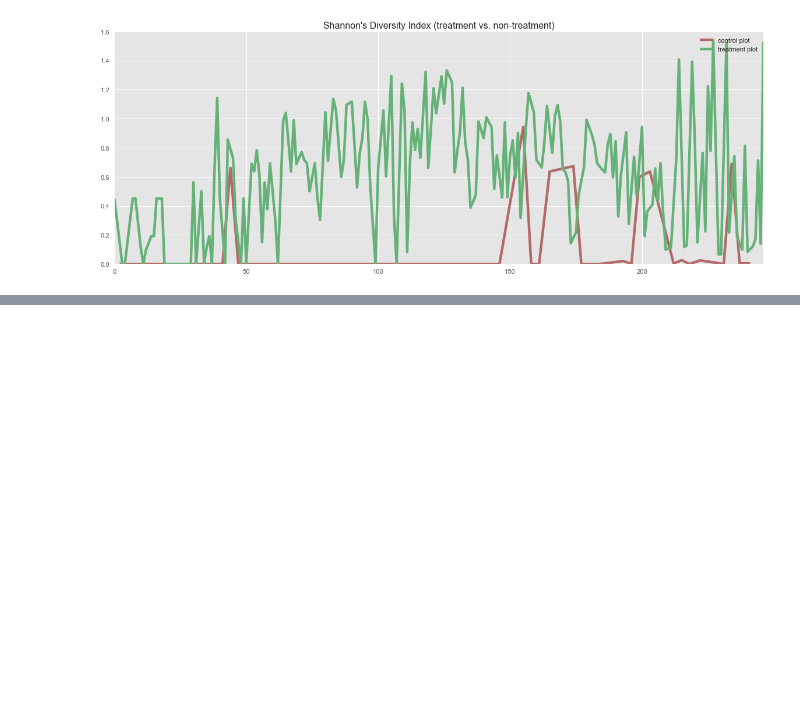
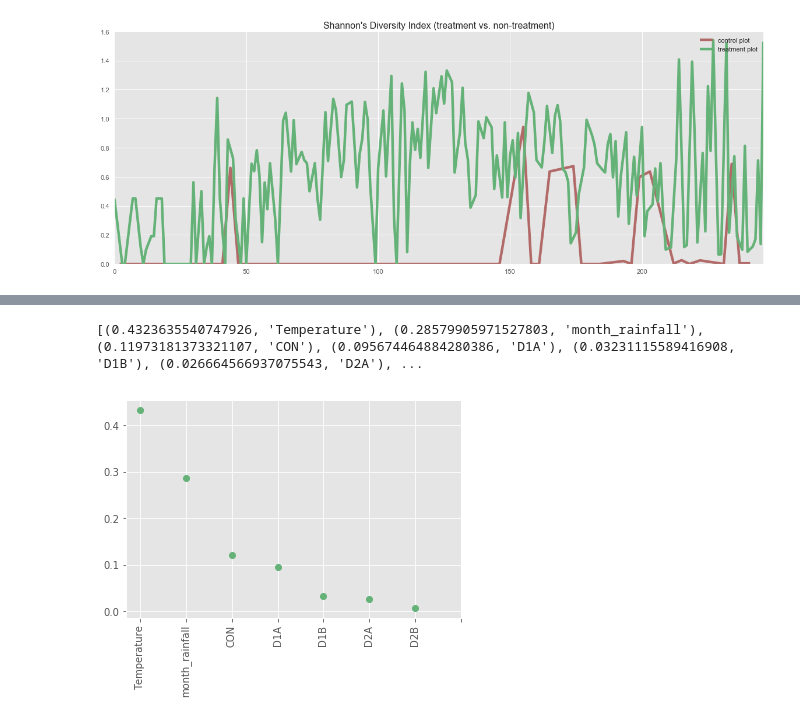
Before and after one commit to davified/carpark-7, a Jupyter notebook: data-visualisation.ipynb, the cells around one changed output, grey strips where cells are left out. Saved outputs shown, nothing was run; the diff lists cells and outputs as text; code cells hidden in the pictures; blank space fills up the shorter version.

```diff
--- a/data-visualisation.ipynb
+++ b/data-visualisation.ipynb
@@ -268,0 +520,5 @@ plt.savefig('./charts/Shannons Diversity Index (treatment vs. non-treatment).png
+# %%
+plot_feature_importances(model_3, df_for_modelling)
+# %% [output]
+[(0.4323635540747926, 'Temperature'), (0.28579905971527803, 'month_rainfall'), (0.11973181373321107, 'CON'), (0.095674464884280386, 'D1A'), (0.03231115589416908, 'D1B'), (0.026664566937075543, 'D2A'), ...
+[figure, added]
```
Also changed, not shown: parts of 42 cells of this notebook, 3 other files.
